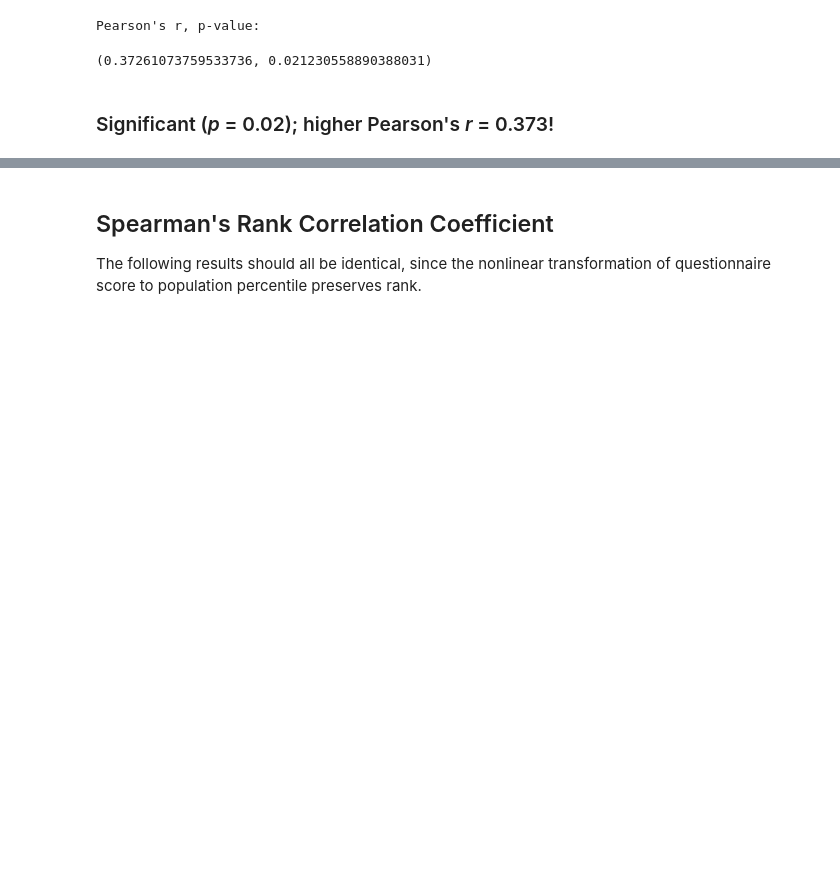
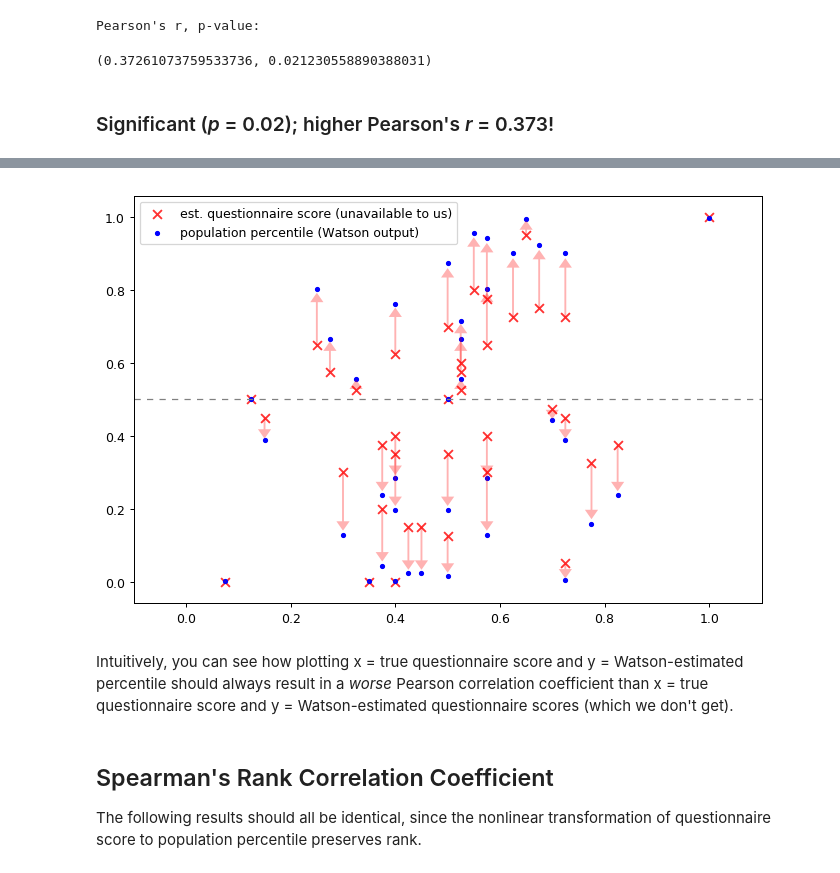
Before and after one commit to pjleimbigler/stats-misc, a Jupyter notebook: simulated-correlation-analysis.ipynb, the cells around one changed output, grey strips where cells are left out. Saved outputs shown, nothing was run; the diff lists cells and outputs as text; code cells hidden in the pictures; blank space fills up the shorter version.

Commit message:
Added viz showing effect of regressing on raw scores vs percentiles

```diff
--- a/simulated-correlation-analysis.ipynb
+++ b/simulated-correlation-analysis.ipynb
@@ -157,3 +165,32 @@ Pearson's r, p-value:
+# %%
+fig, ax = plt.subplots(1, 1, figsize=(9, 6), dpi=90)
+ax.scatter(normalized_questionnaire_scores,
+           normalized_noisy_scores,
+           alpha=0.8,
+           color='r',
+           marker='x',
+           s=50);
+ax.scatter(normalized_questionnaire_scores,
+           noisy_percentiles,
+           color='b',
+           s=10);
+ax.quiver(normalized_questionnaire_scores,
+          normalized_noisy_scores,
+          [0]*N,
+          noisy_percentiles - normalized_noisy_scores,
+          color='r',
+          alpha=0.3,
+          width=0.003,
+          headwidth=7,
+          headaxislength=5,
+          angles='xy');
+ax.legend(['est. questionnaire score (unavailable to us)', 'population percentile (Watson output)']);
+ax.axhline(0.5, color='grey', linewidth=1, linestyle='--', dashes=(5, 5));
+plt.xlim(-0.1, 1.1);
+# %% [output]
+[figure, added]
+# %% [markdown]
+Intuitively, you can see how plotting x = true questionnaire score and y = Watson-estimated percentile should always result in a *worse* Pearson correlation coefficient than x = true questionnaire score and y = Watson-estimated questionnaire scores (which we don't get).
 # %% [markdown]
 ## Spearman's Rank Correlation Coefficient
 
```
Also changed, not shown: parts of 4 cells of this notebook.
